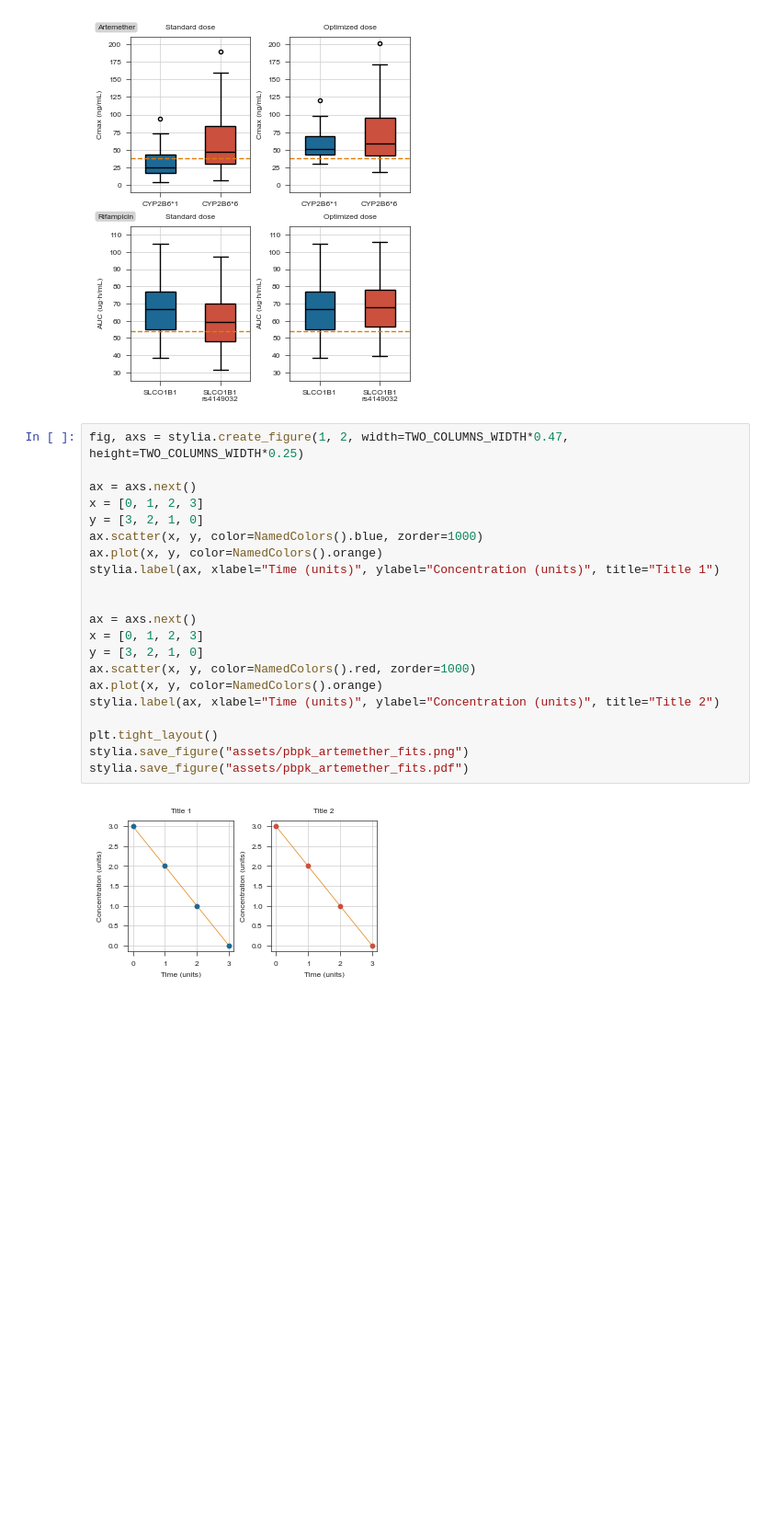
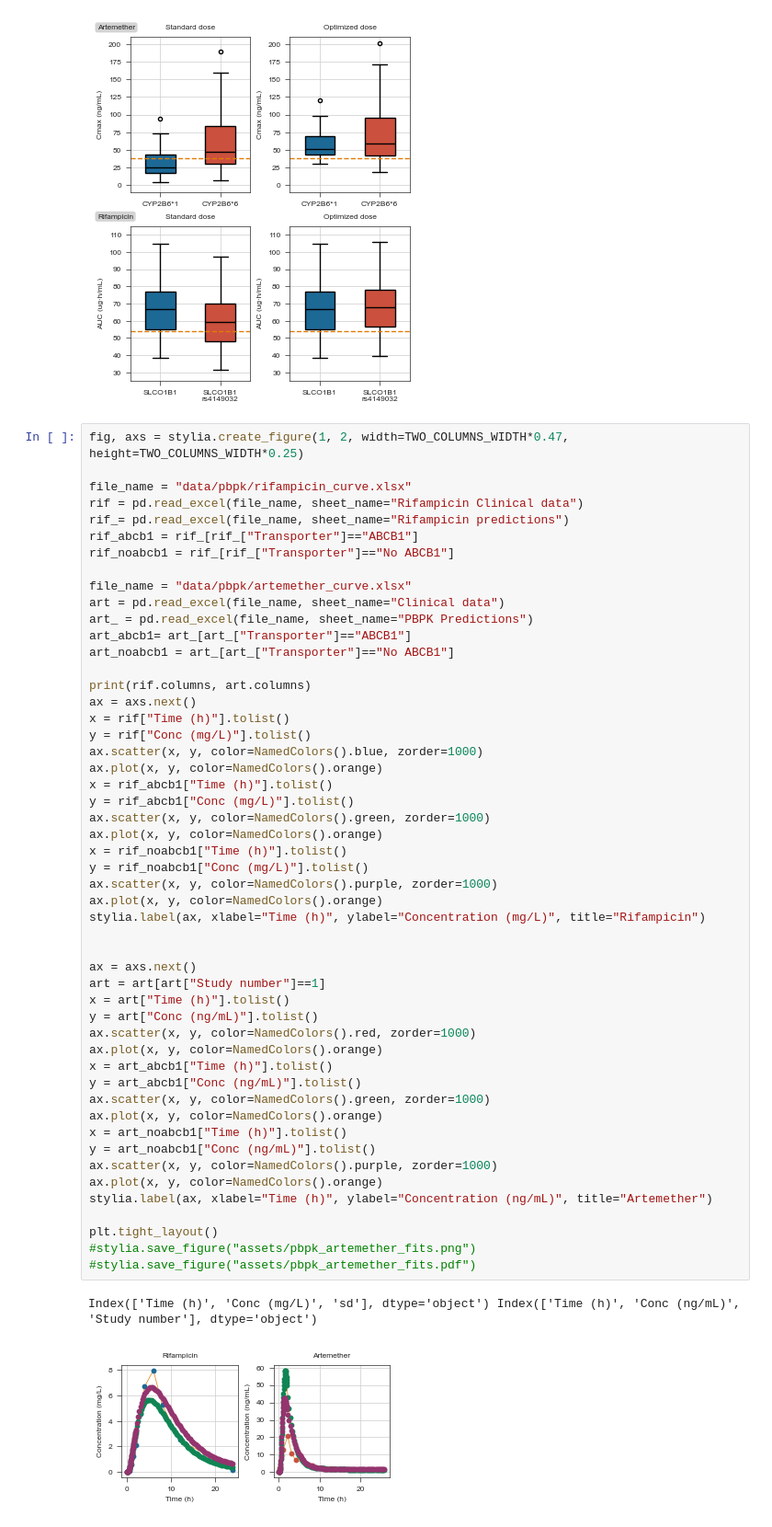
Before and after one commit to ersilia-os/pharmacogx-embeddings, a Jupyter notebook: paper/figure4_rifampicin_and_artemether.ipynb, the cells around one changed output. Shown: that part at 92% size. Cells and saved outputs as stored; diff of their text form; blank space fills up the shorter version.

```diff
--- a/paper/figure4_rifampicin_and_artemether.ipynb
+++ b/paper/figure4_rifampicin_and_artemether.ipynb
@@ -61,26 +61,57 @@ stylia.save_figure("assets/artermether_rifampicin_boxplots.png")
 stylia.save_figure("assets/artermether_rifampicin_boxplots.pdf")
 # %% [output]
 [figure]
-# %%
-fig, axs = stylia.create_figure(1, 2, width=TWO_COLUMNS_WIDTH*0.47, height=TWO_COLUMNS_WIDTH*0.25)
-
-ax = axs.next()
-x = [0, 1, 2, 3]
-y = [3, 2, 1, 0]
-ax.scatter(x, y, color=NamedColors().blue, zorder=1000)
-ax.plot(x, y, color=NamedColors().orange)
-stylia.label(ax, xlabel="Time (units)", ylabel="Concentration (units)", title="Title 1")
-
-
-ax = axs.next()
-x = [0, 1, 2, 3]
-y = [3, 2, 1, 0]
-ax.scatter(x, y, color=NamedColors().red, zorder=1000)
-ax.plot(x, y, color=NamedColors().orange)
-stylia.label(ax, xlabel="Time (units)", ylabel="Concentration (units)", title="Title 2")
-
-plt.tight_layout()
-stylia.save_figure("assets/pbpk_artemether_fits.png")
-stylia.save_figure("assets/pbpk_artemether_fits.pdf")
-# %% [output]
-[figure, removed]
+# %%
+fig, axs = stylia.create_figure(1, 2, width=TWO_COLUMNS_WIDTH*0.47, height=TWO_COLUMNS_WIDTH*0.25)
+
+file_name = "data/pbpk/rifampicin_curve.xlsx"
+rif = pd.read_excel(file_name, sheet_name="Rifampicin Clinical data")
+rif_= pd.read_excel(file_name, sheet_name="Rifampicin predictions")
+rif_abcb1 = rif_[rif_["Transporter"]=="ABCB1"]
+rif_noabcb1 = rif_[rif_["Transporter"]=="No ABCB1"]
+
+file_name = "data/pbpk/artemether_curve.xlsx"
+art = pd.read_excel(file_name, sheet_name="Clinical data")
+art_ = pd.read_excel(file_name, sheet_name="PBPK Predictions")
+art_abcb1= art_[art_["Transporter"]=="ABCB1"]
+art_noabcb1 = art_[art_["Transporter"]=="No ABCB1"]
+
+print(rif.columns, art.columns)
+ax = axs.next()
+x = rif["Time (h)"].tolist()
+y = rif["Conc (mg/L)"].tolist()
+ax.scatter(x, y, color=NamedColors().blue, zorder=1000)
+ax.plot(x, y, color=NamedColors().orange)
+x = rif_abcb1["Time (h)"].tolist()
+y = rif_abcb1["Conc (mg/L)"].tolist()
+ax.scatter(x, y, color=NamedColors().green, zorder=1000)
+ax.plot(x, y, color=NamedColors().orange)
+x = rif_noabcb1["Time (h)"].tolist()
+y = rif_noabcb1["Conc (mg/L)"].tolist()
+ax.scatter(x, y, color=NamedColors().purple, zorder=1000)
+ax.plot(x, y, color=NamedColors().orange)
+stylia.label(ax, xlabel="Time (h)", ylabel="Concentration (mg/L)", title="Rifampicin")
+
+
+ax = axs.next()
+art = art[art["Study number"]==1]
+x = art["Time (h)"].tolist()
+y = art["Conc (ng/mL)"].tolist()
+ax.scatter(x, y, color=NamedColors().red, zorder=1000)
+ax.plot(x, y, color=NamedColors().orange)
+x = art_abcb1["Time (h)"].tolist()
+y = art_abcb1["Conc (ng/mL)"].tolist()
+ax.scatter(x, y, color=NamedColors().green, zorder=1000)
+ax.plot(x, y, color=NamedColors().orange)
+x = art_noabcb1["Time (h)"].tolist()
+y = art_noabcb1["Conc (ng/mL)"].tolist()
+ax.scatter(x, y, color=NamedColors().purple, zorder=1000)
+ax.plot(x, y, color=NamedColors().orange)
+stylia.label(ax, xlabel="Time (h)", ylabel="Concentration (ng/mL)", title="Artemether")
+
+plt.tight_layout()
+#stylia.save_figure("assets/pbpk_artemether_fits.png")
+#stylia.save_figure("assets/pbpk_artemether_fits.pdf")
+# %% [output]
+Index(['Time (h)', 'Conc (mg/L)', 'sd'], dtype='object') Index(['Time (h)', 'Conc (ng/mL)', 'Study number'], dtype='object')
+[figure, added]
```
Also changed, not shown: 2 other files.
